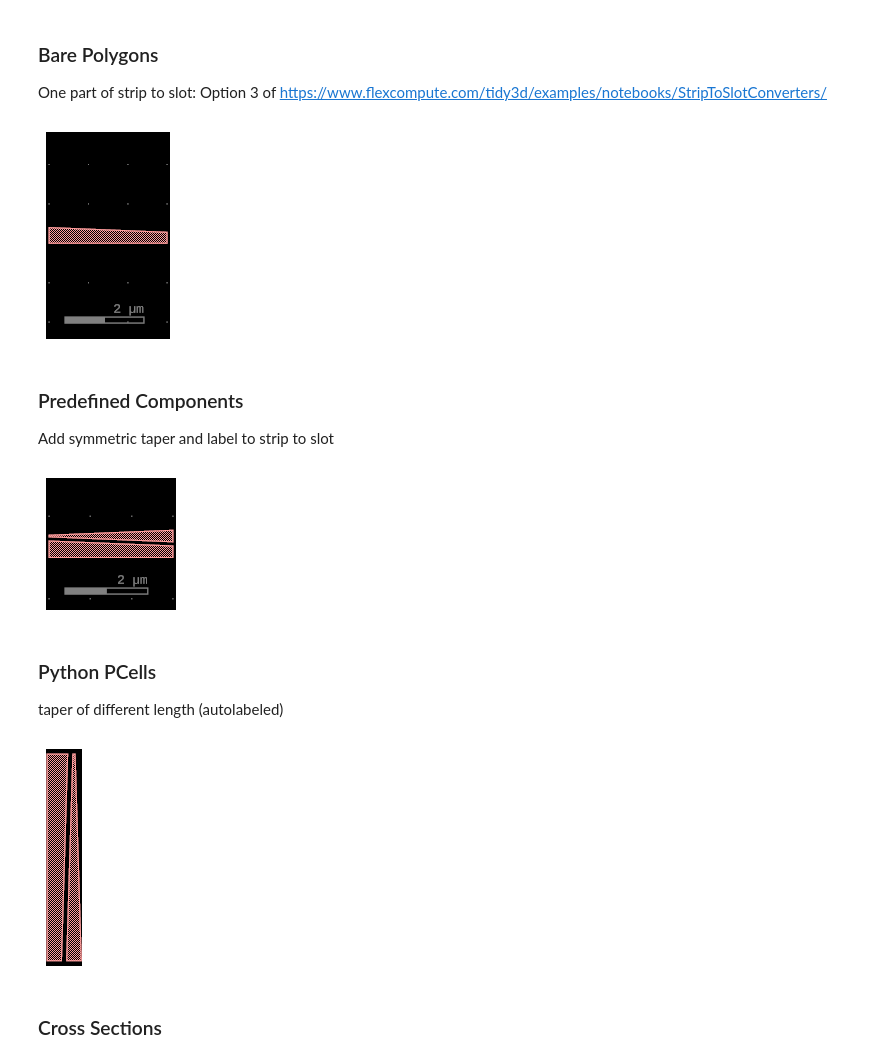
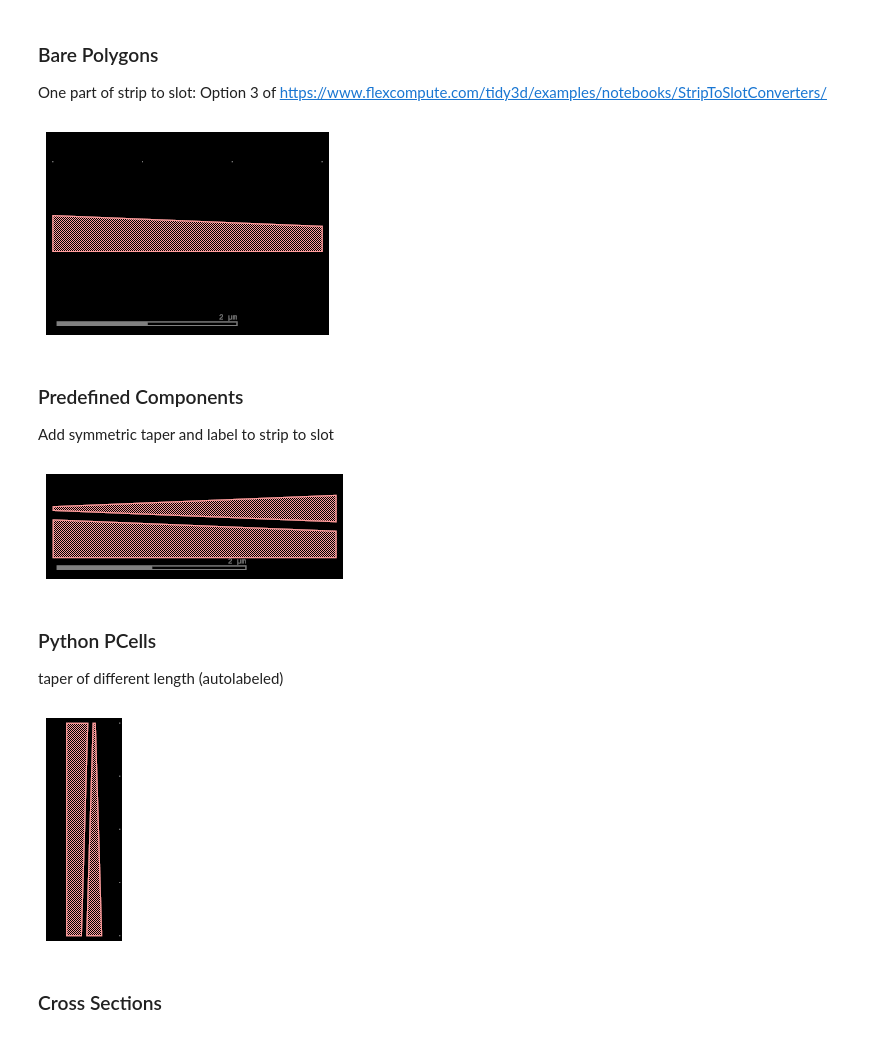
Before and after one commit to gdsfactory/photonics_paper, a Jupyter notebook: notebooks/transceiver.ipynb, the cells around one changed output. Cells and saved outputs as stored; diff of their text form; code cells hidden in the pictures.

```diff
--- a/notebooks/transceiver.ipynb
+++ b/notebooks/transceiver.ipynb
@@ -11,7 +11,7 @@ One part of strip to slot: Option 3 of https://www.flexcompute.com/tidy3d/exampl
 import gdsfactory as gf
 
 from gf_photonics_paper import width_and_height
-gf.CONF.plot_oversampling = 5.0
+gf.CONF.plot_oversampling = 5
 
 gf.CONF.plot_width, gf.CONF.plot_height = width_and_height(
     num_lines_code=21,
@@ -40,7 +40,7 @@ polygon_taper = c.add_polygon(
 
 c # Plot it in jupyter notebook.
 # %% [output]
-[figure, old version]
+[figure, new version]
 # %% [markdown]
 ### Predefined Components
 Add symmetric taper and label to strip to slot
@@ -62,19 +62,10 @@ t_ref = c << t
 t_ref.movey(offset)
 c
 # %% [output]
-[figure, old version]
+[figure, new version]
 # %% [markdown]
 ### Python PCells
 taper of different length (autolabeled)
-# %%
-gf.CONF.plot_height = 400
-gf.CONF.plot_width = 200
-gf.CONF.plot_oversampling = 5.0
-
-gf.CONF.plot_width, gf.CONF.plot_height = width_and_height(
-    num_lines_code=22,
-    max_characters_per_line=81
-)
 # %%
 def flip(c):
     wrapper = gf.Component()
@@ -84,27 +80,28 @@ def flip(c):
 # %%
 #| label: case-py-pcell
 
 # The @gf.cell decorator makes this function a PCell,
 # adding caching and other features.
 @gf.cell
 def _strip_to_slot(
       w_I = 0.4, w_II = 0.66, g = 0.1, L = 3.0,
     ) -> gf.Component:
 
     c = gf.Component()
     c.add_polygon(
         [(0, 0), (L, 0), (L, (w_II-g)/2), (0, w_I)],
         layer = PDK.layers.WG
     )
 
     offset = 0.75*w_II + 0.25*g
-    t = gf.components.taper(length=L, width1=(offset-g-w_I)*2, width2=(w_II-g)/2)
+    t = gf.components.taper(length=L,
+        width1=(offset-g-w_I)*2, width2=(w_II-g)/2)
     (c << t).movey(offset)
 
     return c
 
-flip(_strip_to_slot(L=4.0)) # Flip for better visualization
+flip(_strip_to_slot(L=4.0)) # Flip for viz
 # %% [output]
-[figure, old version]
+[figure, new version]
 # %% [markdown]
 ### Cross Sections
```
Also changed, not shown: parts of 14 cells of this notebook, 2 other files.
